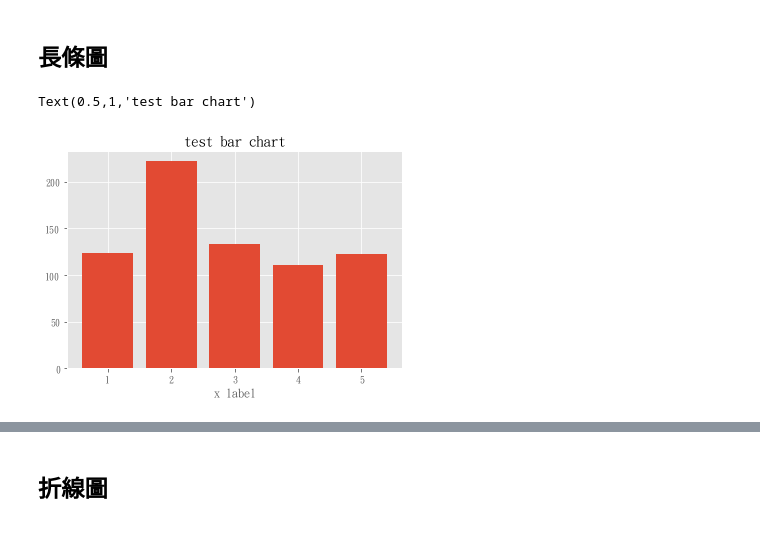
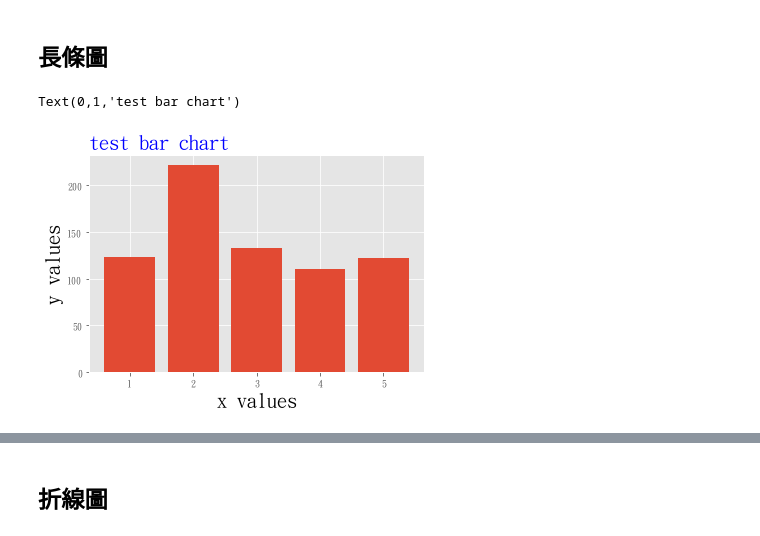
Before and after one commit to alabtsai/FGU-Class, a Jupyter notebook: Lecture_0530.ipynb, the cells around one changed output, grey strips where cells are left out. Saved outputs shown, nothing was run; the diff lists cells and outputs as text; code cells hidden in the pictures.

```diff
--- a/Lecture_0530.ipynb
+++ b/Lecture_0530.ipynb
@@ -38,12 +48,15 @@ Text(0,0.5,'個數, count')
 # %%
 x=[1,2,3,4,5]
 y=[123,222,133,111,122]
 
 # 調整作圖大小
 plt.figure(figsize=(6,4))
-plt.xlabel('x label')
+
 plt.bar(x,y,align='center')
-plt.title('test bar chart',color='black')
+
+plt.xlabel('x values',size=20,color='black')
+plt.ylabel('y values',color='black',size=20)
+plt.title('test bar chart',color='blue',loc='left',size=20)
 # %% [output]
-Text(0.5,1,'test bar chart')
+Text(0,1,'test bar chart')
-[figure, old version]
+[figure, new version]
```
Also changed, not shown: parts of 38 cells of this notebook.
